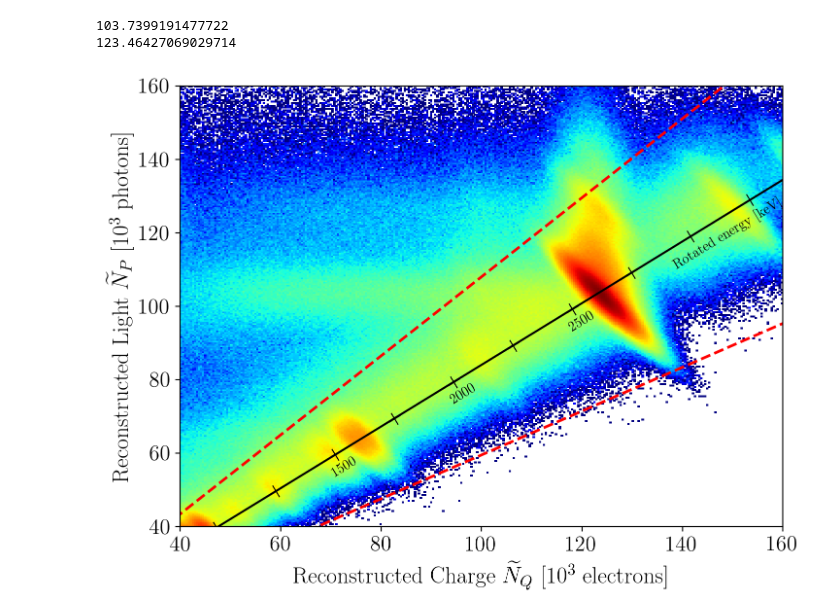
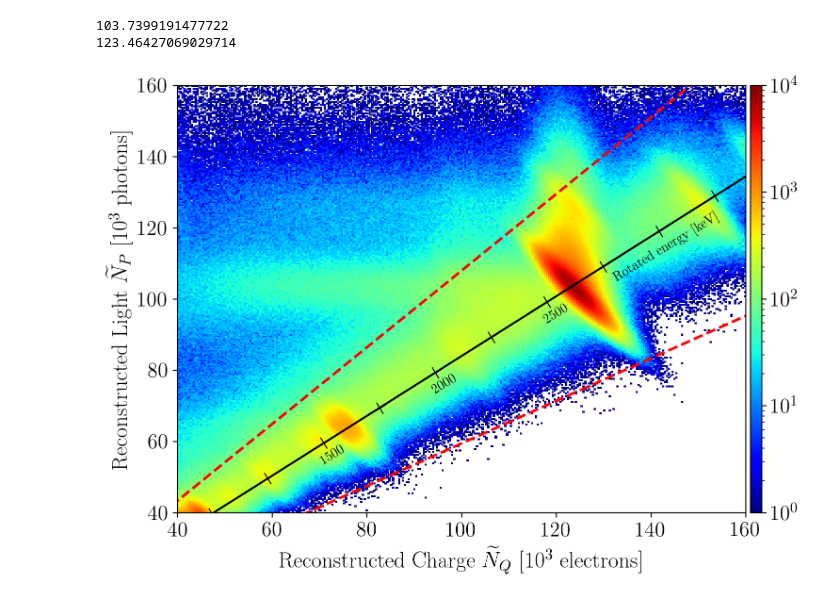
Before and after one commit to YMTheory/sensitivity, a Jupyter notebook: work/SensitivityPaper2020_scripts/PaperPlots/LightVsCharge.ipynb, the cells around one changed output. Saved outputs shown, nothing was run; the diff lists cells and outputs as text; code cells hidden in the pictures.

Commit message:
adjust charge vs light plot by adding colorbar

```diff
--- a/work/SensitivityPaper2020_scripts/PaperPlots/LightVsCharge.ipynb
+++ b/work/SensitivityPaper2020_scripts/PaperPlots/LightVsCharge.ipynb
@@ -94,37 +96,55 @@ ycenter = popt[1]
 # %%
 hist, xedges, yedges = np.histogram2d(charge, light, bins=[np.linspace(40,160,300), np.linspace(40,160,300)])
 # %%
-plt.figure()
+fig, ax = plt.subplots()
 plt.xlim(40,160)
 plt.ylim(40,160)
 plt.xlabel("Reconstructed Charge " + r"$\widetilde{N}_Q$" + " [10$^{3}$ electrons]")
 plt.ylabel("Reconstructed Light " + r"$\widetilde{N}_P$" + " [10$^{3}$ photons]")
 
-plt.pcolormesh(xedges, yedges, hist.T, norm=Colors.LogNorm(vmin=1,vmax=np.max(hist)), cmap='jet')
+im = plt.pcolormesh(xedges, yedges, hist.T, norm=Colors.LogNorm(vmin=1,vmax=np.max(hist)), cmap='jet')
 
 # Calculate rotation angle from Tl-208 peak position wrt the origin
 rotangle = np.arctan(ycenter/xcenter) * 45.0
 
 # Add rotated energy axis
-plt.plot([0,2*xcenter], [0,2*ycenter],'k',lw=1.5)
-plt.text(xcenter*1.1 + 2,ycenter*1.1 - 4,"Rotated energy [keV]", color='k', rotation=rotangle)
+plt.plot([0,2*xcenter], [0,2*ycenter],'k',lw=1.5, ls='-')
+
+xs = np.linspace(0,200,100)
+ys_diag = xs - np.abs(xcenter-ycenter)
+# plt.plot(np.linspace(119,129,100), np.linspace(119,129,100)-np.abs(xcenter-ycenter),'k',lw=1.5, ls='--')
+
+# plt.plot(np.linspace(0,200,100), np.linspace(0,200,100),'k',lw=1.5, ls=':')
+# plt.plot(np.linspace(0,200,100), np.linspace(200,0,100),'k',lw=1.5, ls=':')
+# plt.plot(np.linspace(119,129,100), (np.linspace(119,129,100)-np.abs(xcenter-ycenter))[::-1],'k',lw=1.5, ls=':')
+
+
+plt.text(xcenter*1.05 + 2,ycenter*1.05 - 4,"Rotated energy [keV]", color='k', rotation=rotangle)
 
 # Add xticks along rotated axis
 plt.text(xcenter*1500.0/2615.0+2,ycenter*1500.0/2615.0-6,"1500", color='k', rotation=rotangle, ha='center')
 plt.text(xcenter*2000.0/2615.0+2,ycenter*2000.0/2615.0-6,"2000", color='k', rotation=rotangle, ha='center')
 plt.text(xcenter*2500.0/2615.0+2,ycenter*2500.0/2615.0-6,"2500", color='k', rotation=rotangle, ha='center')
 
 t = MarkerStyle(marker='+')
 t._transform = t.get_transform().rotate_deg(rotangle)
 for x in np.arange(0,4000,250):
     plt.scatter(xcenter * x/2615.0, ycenter * x/2615.0, marker=t, color='k', lw=0.8)
 
 # Add C/L cut lines
 plt.plot([0,200], [313e-3,1.077*200+313e-3],'r--',lw=2)
 plt.plot([0,200], [-216e-3,0.597*200-216e-3],'r--',lw=2)
 
+# Add colorbar
+divider = make_axes_locatable(ax)
+cax = divider.append_axes('right', size='2%', pad=0.05)
+cb = fig.colorbar(im, cax=cax, orientation='vertical')
+cb.ax.tick_params(labelsize=16)
+# cb.set_label(label='Number of events', fontsize=16)
+im.set_clim(vmin=1, vmax=1e4)
+
 plt.savefig('charge_vs_light.png')
-plt.savefig('charge_vs_light.pdf')
+# plt.savefig('charge_vs_light.pdf')
 plt.show()
 # %% [output]
-[figure, old version]
+[figure, new version]
```
Also changed, not shown: parts of 2 cells of this notebook.
